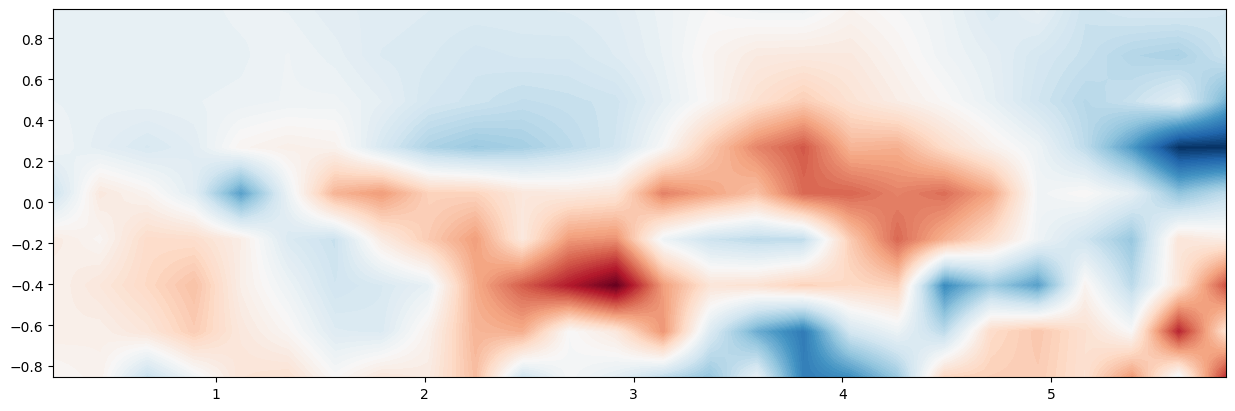
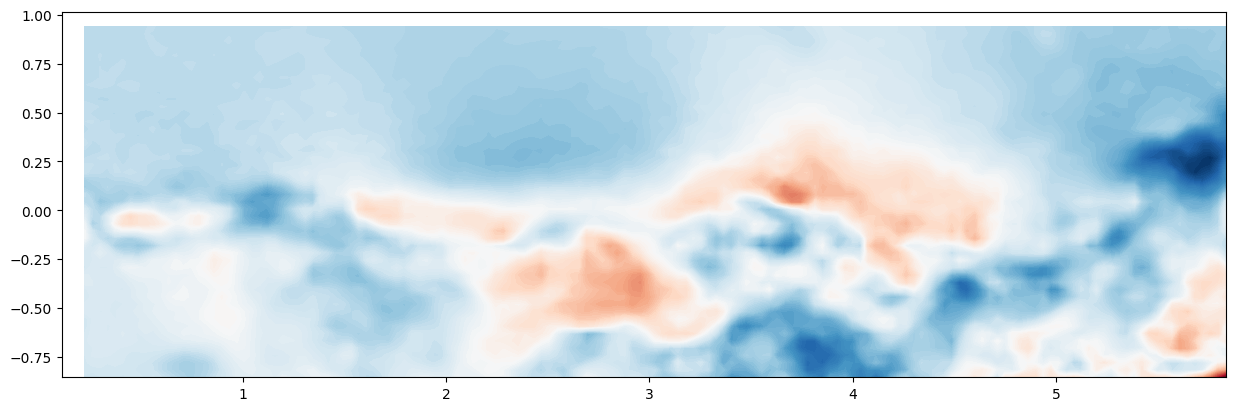
Code edit (unified diff) that turned the first committed figure into the second:
--- before
+++ after
@@ -5,6 +5,6 @@
 
 xlim = (x_grid.min(), x_grid.max())
-y_lim = (y_grid.min(), y_grid.max())
-domain_aspect = (xlim[1]-xlim[0])/(y_lim[1]-y_lim[0])
+ylim = (y_grid.min(), y_grid.max())
+domain_aspect = (xlim[1]-xlim[0])/(ylim[1]-ylim[0])
 
 fig_width = 4
@@ -13,9 +13,11 @@
 plt.figure(constrained_layout=True, figsize=(fig_height, fig_width))
 plt.contourf(x_grid_t, y_grid_t, Q_rec[-1, :, :, 0], levels=100, cmap='RdBu_r')
-
+plt.xlim(xlim)
+plt.ylim(ylim)
 plt.show()
 
 plt.figure(constrained_layout=True, figsize=(fig_height, fig_width))
 plt.contourf(x_grid, y_grid, Q_true[-1, :, :, 0], levels=100, cmap='RdBu_r')
-
+plt.xlim(xlim)
+plt.ylim(ylim)
 plt.show()

Commit: merge